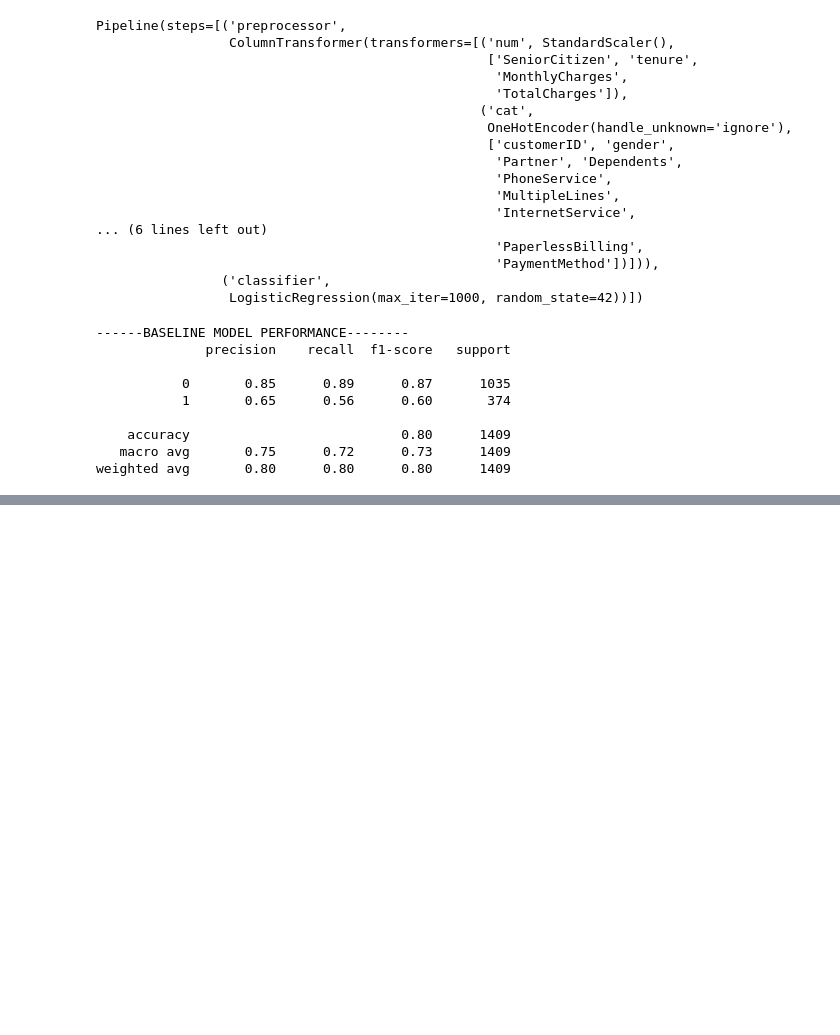
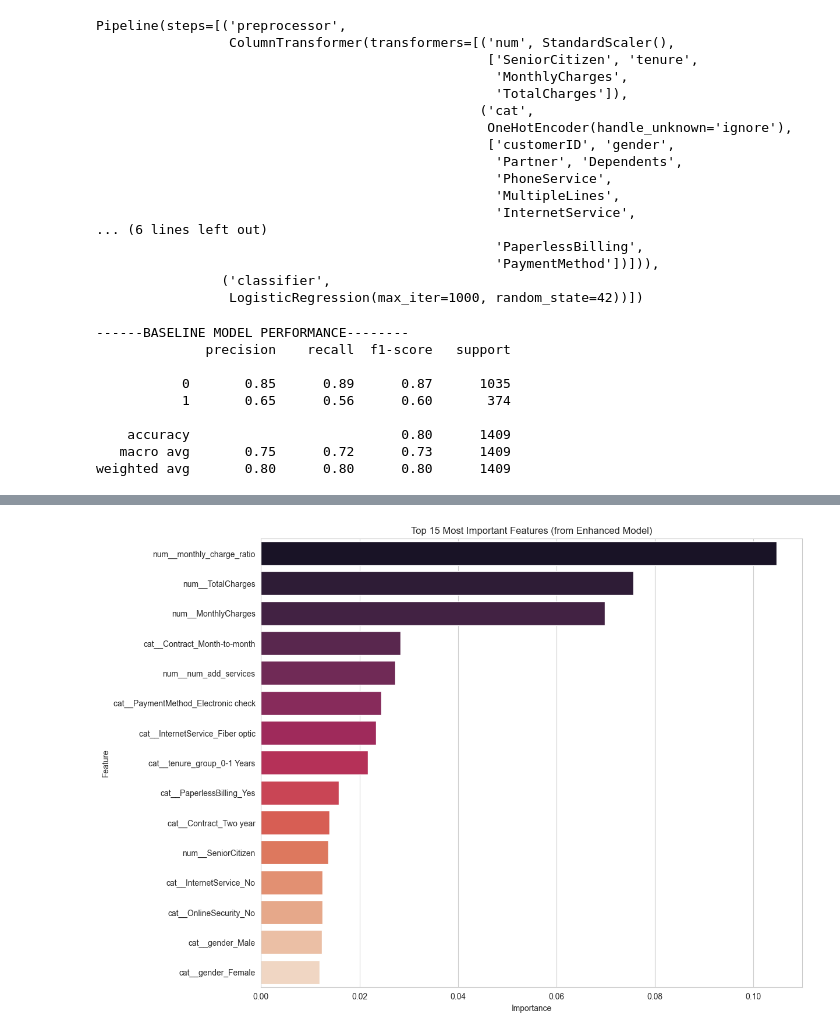
Before and after one commit to AaryanBairagi/GeekForGeeks-21Days-21Projects-Challenge, a Jupyter notebook: Day 7/Day 7.ipynb, the cells around one changed output, grey strips where cells are left out. Cells and saved outputs as stored; diff of their text form; code cells hidden in the pictures; blank space fills up the shorter version.

```diff
--- a/Day 7/Day 7.ipynb
+++ b/Day 7/Day 7.ipynb
@@ -208,0 +223,4 @@ weighted avg       0.80      0.80      0.80      1409
+# %%
+bins = [0,12,24,36,48,60,72]
+labels = ['0-1 Years' , '1-2 Years' , '2-3 Years' , '3-4 Years' , '4-5 Years' , '5+ Years']
+df_eng['tenure_group'] = pd.cut( df_eng['tenure'] , bins=bins , labels=labels , right = False)
@@ -208,0 +237,4 @@ weighted avg       0.80      0.80      0.80      1409
+# %%
+df_eng['MultipleLines'] = df_eng['MultipleLines'].replace({'No phone service': 'No'})
+for col in ['OnlineSecurity', 'OnlineBackup', 'DeviceProtection', 'TechSupport', 'StreamingTV', 'StreamingMovies']:
+    df_eng[col] = df_eng[col].replace({'No internet service': 'No'})
@@ -208,0 +258,2 @@ weighted avg       0.80      0.80      0.80      1409
+# %%
+df_eng['num_add_services'] = (df_eng[['OnlineSecurity', 'OnlineBackup', 'DeviceProtection', 'TechSupport', 'StreamingTV', 'StreamingMovies']] == 'Yes').sum(axis=1)
@@ -208,0 +270,2 @@ weighted avg       0.80      0.80      0.80      1409
+# %%
+df_eng['monthly_charge_ratio'] = df_eng['MonthlyCharges'] / (df_eng['tenure'] + 1) # +1 to avoid division by zero
@@ -208,0 +324,19 @@ weighted avg       0.80      0.80      0.80      1409
+# %%
+# To get feature importance, let's quickly train a RandomForest model with the engineered data
+rf_pipeline = Pipeline(steps=[('preprocessor', preprocessor_eng),
+                               ('classifier', RandomForestClassifier(random_state=42))])
+rf_pipeline.fit(X_train_eng, y_train_eng)
+
+# Extract feature names after one-hot encoding
+feature_names = rf_pipeline.named_steps['preprocessor'].get_feature_names_out()
+importances = rf_pipeline.named_steps['classifier'].feature_importances_
+
+feature_importance_df = pd.DataFrame({'Feature': feature_names, 'Importance': importances})
+feature_importance_df = feature_importance_df.sort_values(by='Importance', ascending=False).head(15)
+
+plt.figure(figsize=(12, 10))
+sns.barplot(x='Importance', y='Feature', data=feature_importance_df, palette='rocket', hue='Feature', legend=False)
+plt.title('Top 15 Most Important Features (from Enhanced Model)')
+plt.show()
+# %% [output]
+[figure, added]
```
Also changed, not shown: parts of 10 cells of this notebook.
